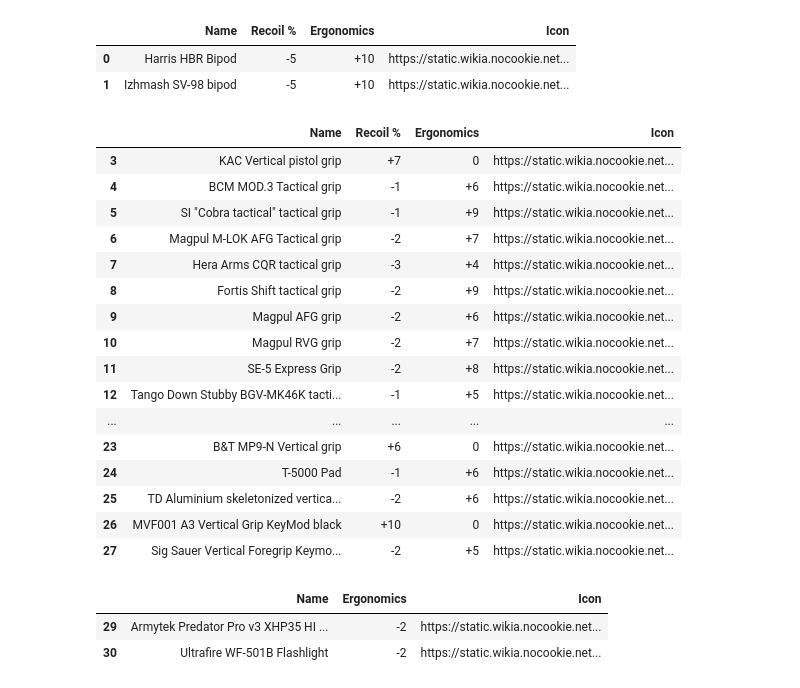
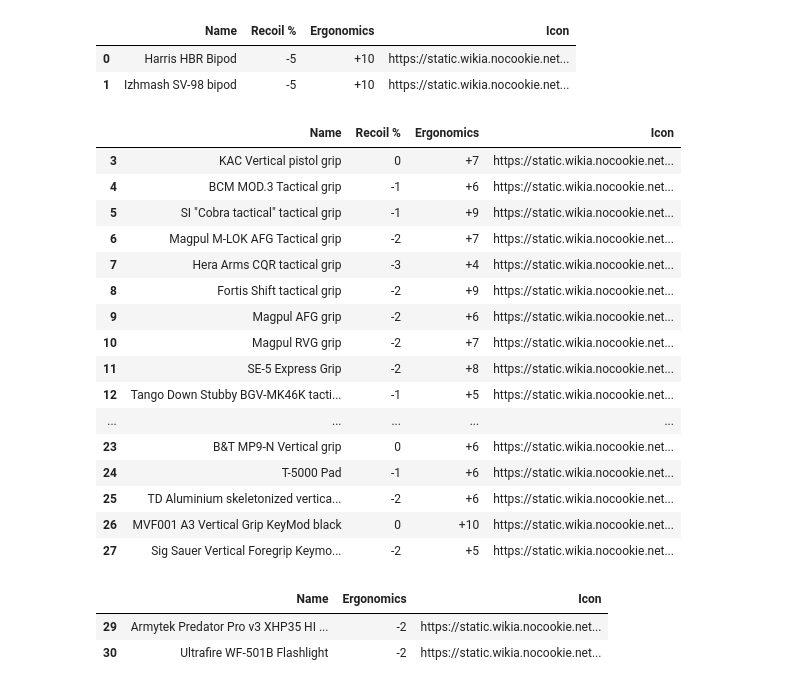
Before and after one commit to difonz/Tarkov-Gun-Mod, a Jupyter notebook: Data/GunDatasheet.ipynb, the cells around one changed output. Drawn from its saved outputs; the diff is of its cells as text; code cells hidden in the pictures.

Commit message:
Fixed some incorrect stat values

```diff
--- a/Data/GunDatasheet.ipynb
+++ b/Data/GunDatasheet.ipynb
@@ -379,10 +389,12 @@ bipods
 # %%
 if(len(foregrips.columns)== 8):
     foregrips = foregrips.drop(columns=['Accuracy', 'Muzzle Velocity','sight','Mag'])
+foregrips.loc[foregrips['Ergonomics'] ==0,['Ergonomics','Recoil %']] = \
+    (foregrips.loc[foregrips['Ergonomics'] == 0, ['Recoil %','Ergonomics']].values)
 foregrips
 # %% [output]
 |  | Name | Recoil % | Ergonomics | Icon |
-| 3 | KAC Vertical pistol grip | +7 | 0 | https://static.wikia.nocookie.net... |
+| 3 | KAC Vertical pistol grip | 0 | +7 | https://static.wikia.nocookie.net... |
 | 4 | BCM MOD.3 Tactical grip | -1 | +6 | https://static.wikia.nocookie.net... |
 | 5 | SI "Cobra tactical" tactical grip | -1 | +9 | https://static.wikia.nocookie.net... |
 | 6 | Magpul M-LOK AFG Tactical grip | -2 | +7 | https://static.wikia.nocookie.net... |
@@ -393,10 +405,10 @@ foregrips
 | 11 | SE-5 Express Grip | -2 | +8 | https://static.wikia.nocookie.net... |
 | 12 | Tango Down Stubby BGV-MK46K tacti... | -1 | +5 | https://static.wikia.nocookie.net... |
 | ... | ... | ... | ... | ... |
-| 23 | B&T MP9-N Vertical grip | +6 | 0 | https://static.wikia.nocookie.net... |
+| 23 | B&T MP9-N Vertical grip | 0 | +6 | https://static.wikia.nocookie.net... |
 | 24 | T-5000 Pad | -1 | +6 | https://static.wikia.nocookie.net... |
 | 25 | TD Aluminium skeletonized vertica... | -2 | +6 | https://static.wikia.nocookie.net... |
-| 26 | MVF001 A3 Vertical Grip KeyMod black | +10 | 0 | https://static.wikia.nocookie.net... |
+| 26 | MVF001 A3 Vertical Grip KeyMod black | 0 | +10 | https://static.wikia.nocookie.net... |
 | 27 | Sig Sauer Vertical Foregrip Keymo... | -2 | +5 | https://static.wikia.nocookie.net... |
 # %%
 if(len(flashlights.columns)== 8):
```
Also changed, not shown: parts of 6 cells of this notebook.
